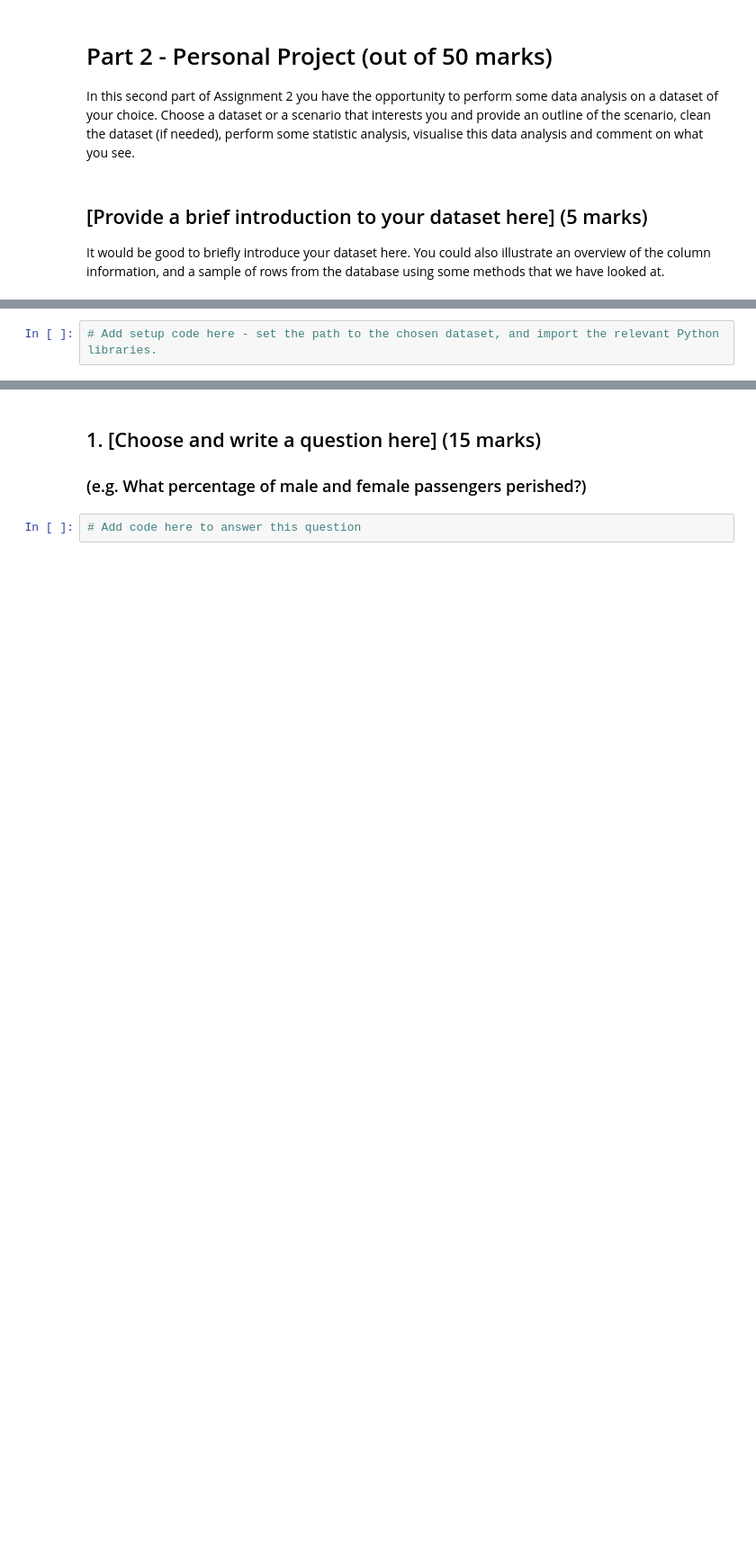
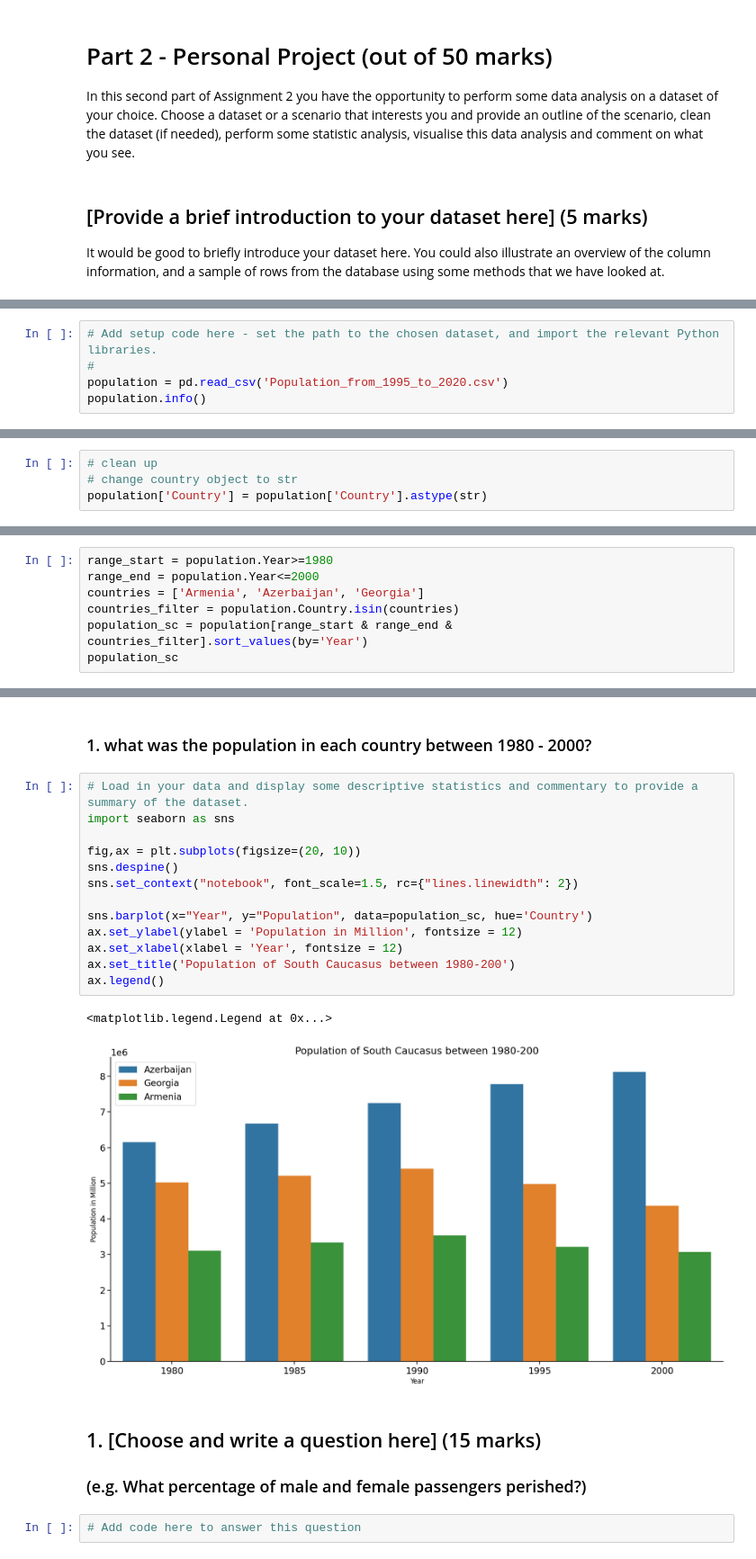
Before and after one commit to arutsh/Python-Programming-for-Data-Science-Part-1, a Jupyter notebook: assignments/Norair Arutshyan-assignment2 copy.ipynb, the cells around one changed output, grey strips where cells are left out. Shown at 90% size. Drawn from its saved outputs; the diff is of its cells as text; blank space fills up the shorter version.

```diff
--- a/assignments/Norair Arutshyan-assignment2 copy.ipynb
+++ b/assignments/Norair Arutshyan-assignment2 copy.ipynb
@@ -140,2 +136,5 @@ It would be good to briefly introduce your dataset here. You could also illustra
 # %%
 # Add setup code here - set the path to the chosen dataset, and import the relevant Python libraries.
+#
+population = pd.read_csv('Population_from_1995_to_2020.csv')
+population.info()
@@ -143,0 +159,4 @@ It would be good to briefly introduce your dataset here. You could also illustra
+# %%
+# clean up
+# change country object to str
+population['Country'] = population['Country'].astype(str)
@@ -143,0 +166,7 @@ It would be good to briefly introduce your dataset here. You could also illustra
+# %%
+range_start = population.Year>=1980
+range_end = population.Year<=2000
+countries = ['Armenia', 'Azerbaijan', 'Georgia']
+countries_filter = population.Country.isin(countries)
+population_sc = population[range_start & range_end & countries_filter].sort_values(by='Year')
+population_sc
@@ -144,3 +210,21 @@ It would be good to briefly introduce your dataset here. You could also illustra
+# %% [markdown]
+### 1. what was the population  in each country between 1980 - 2000?
+# %%
+# Load in your data and display some descriptive statistics and commentary to provide a summary of the dataset.
+import seaborn as sns
+
+fig,ax = plt.subplots(figsize=(20, 10))
+sns.despine()
+sns.set_context("notebook", font_scale=1.5, rc={"lines.linewidth": 2})
+
+sns.barplot(x="Year", y="Population", data=population_sc, hue='Country')
+ax.set_ylabel(ylabel = 'Population in Million', fontsize = 12)
+ax.set_xlabel(xlabel = 'Year', fontsize = 12)
+ax.set_title('Population of South Caucasus between 1980-200')
+ax.legend()
+# %% [output]
+<matplotlib.legend.Legend at 0x...>
+[figure, added]
 # %% [markdown]
 ## 1. [Choose and write a question here] (15 marks)
 ### (e.g. What percentage of male and female passengers perished?)
```
Also changed, not shown: parts of 13 cells of this notebook.
